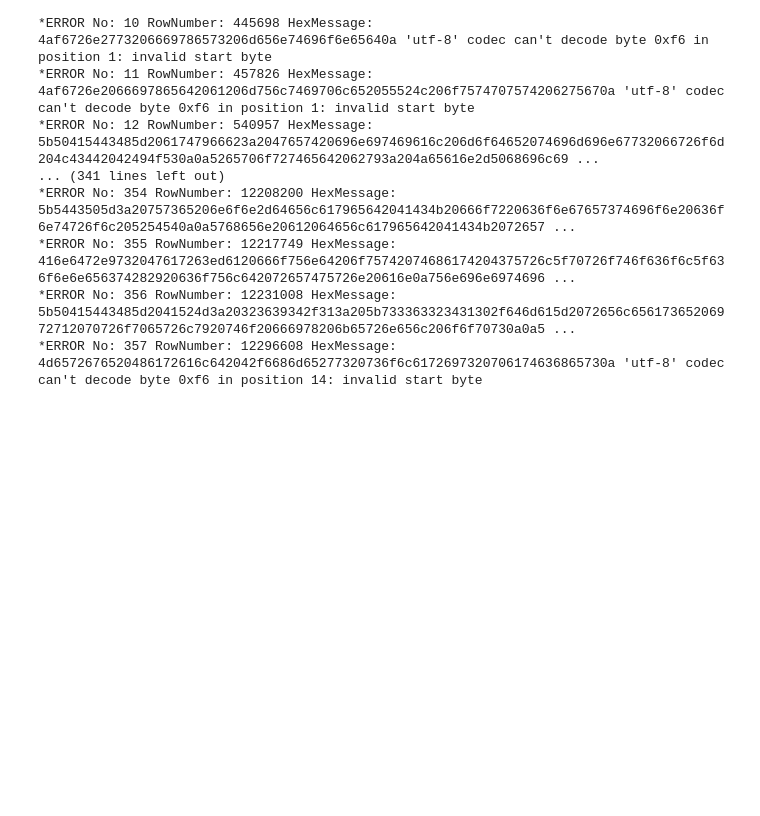
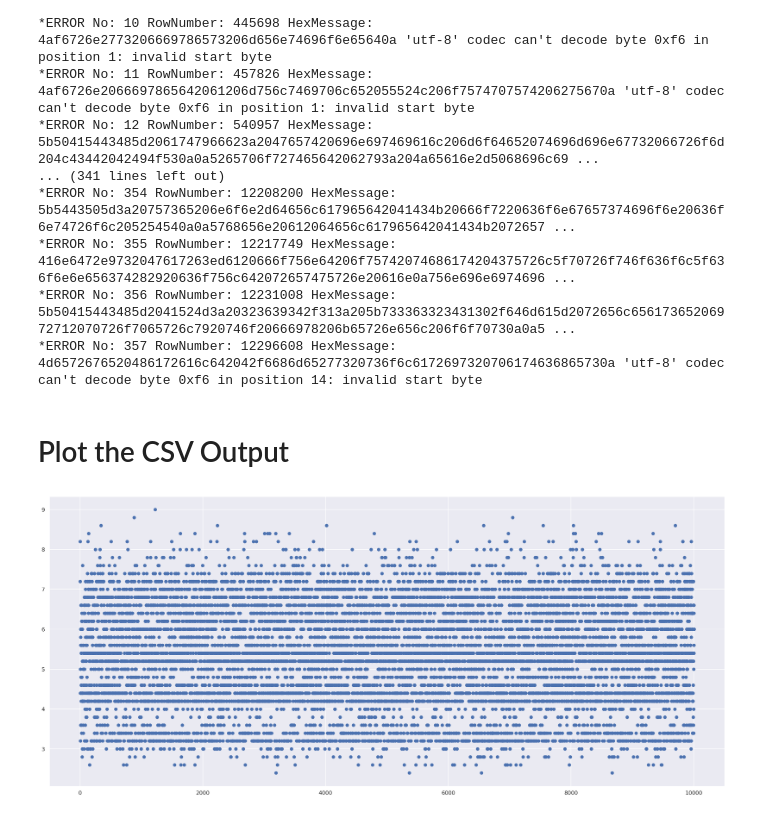
Before and after one commit to Partha-SUST16/GCEmotion, a Jupyter notebook: GCEMotion.ipynb, the cells around one changed output. Saved outputs shown, nothing was run; the diff lists cells and outputs as text; code cells hidden in the pictures; blank space fills up the shorter version.

```diff
--- a/GCEMotion.ipynb
+++ b/GCEMotion.ipynb
@@ -367,3 +367,5 @@ with ZipFile(data_path) as zf:
 *ERROR No: 355 RowNumber: 12217749 HexMessage: 416e6472e9732047617263ed6120666f756e64206f75742074686174204375726c5f70726f746f636f6c5f636f6e6e656374282920636f756c642072657475726e20616e0a756e696e6974696 ...
 *ERROR No: 356 RowNumber: 12231008 HexMessage: 5b50415443485d2041524d3a20323639342f313a205b733363323431302f646d615d2072656c65617365206972712070726f7065726c7920746f20666978206b65726e656c206f6f70730a0a5 ...
 *ERROR No: 357 RowNumber: 12296608 HexMessage: 4d6572676520486172616c642042f6686d65277320736f6c6172697320706174636865730a 'utf-8' codec can't decode byte 0xf6 in position 14: invalid start byte
+# %% [markdown]
+# Plot the CSV Output
@@ -369,0 +377,26 @@ with ZipFile(data_path) as zf:
+# %%
+from IPython.core.pylabtools import figsize
+score_path = '/content/drive/MyDrive/GCEMotion/popular-4K-commit-messages-score.csv'
+import csv
+
+with open(score_path, 'r') as infile:
+  reader = csv.reader(infile)
+  count = 0
+  x = []
+  y = []
+  # x.append(0)
+  # y.append(0)
+  #plt.plot(1,2,2,3)
+  for row in reader:
+    if count!=0:
+      x.append(count)
+      y.append(float(row[0]))
+    count += 1
+    if count>10005:
+      break
+
+  plt.figure(figsize=(25,11))
+  plt.plot(np.array(x),np.array(y),'o')
+  plt.show()
+# %% [output]
+[figure, added]
```
Also changed, not shown: parts of 1 cell of this notebook.
